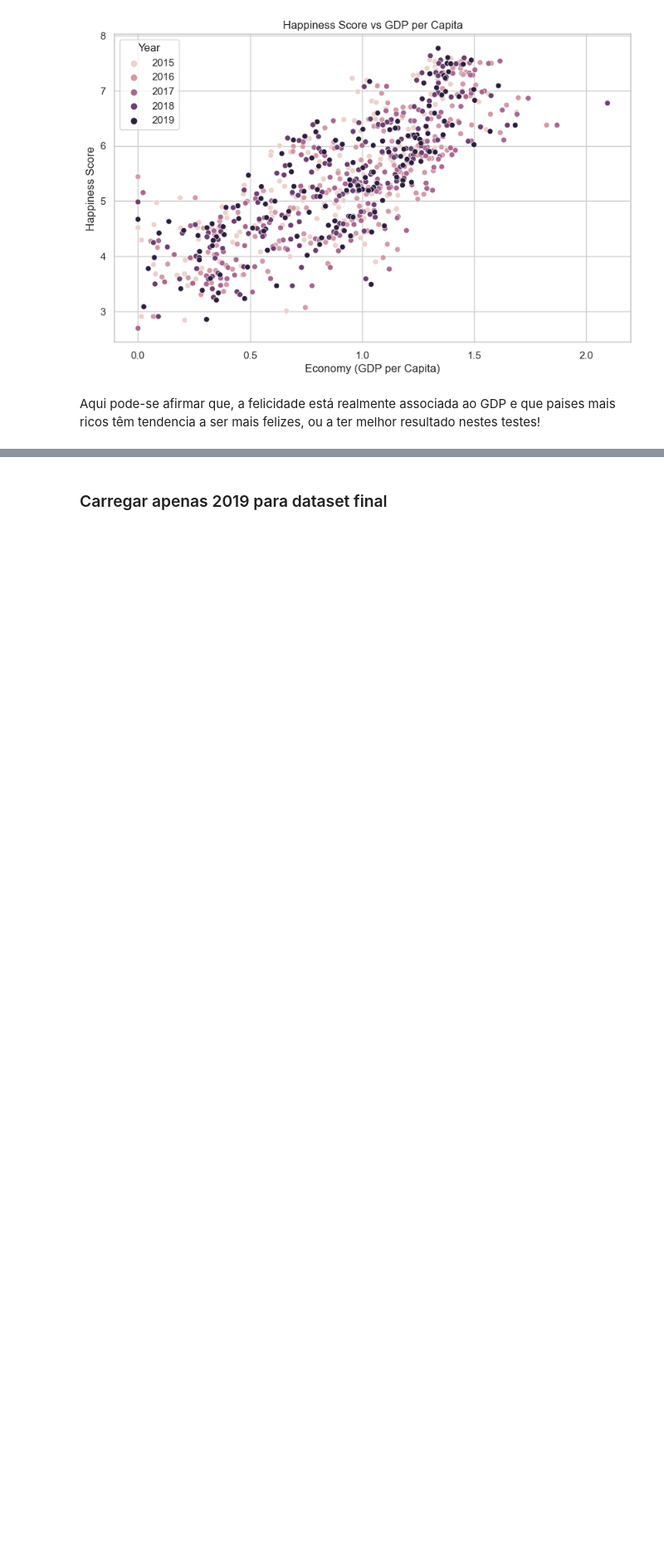
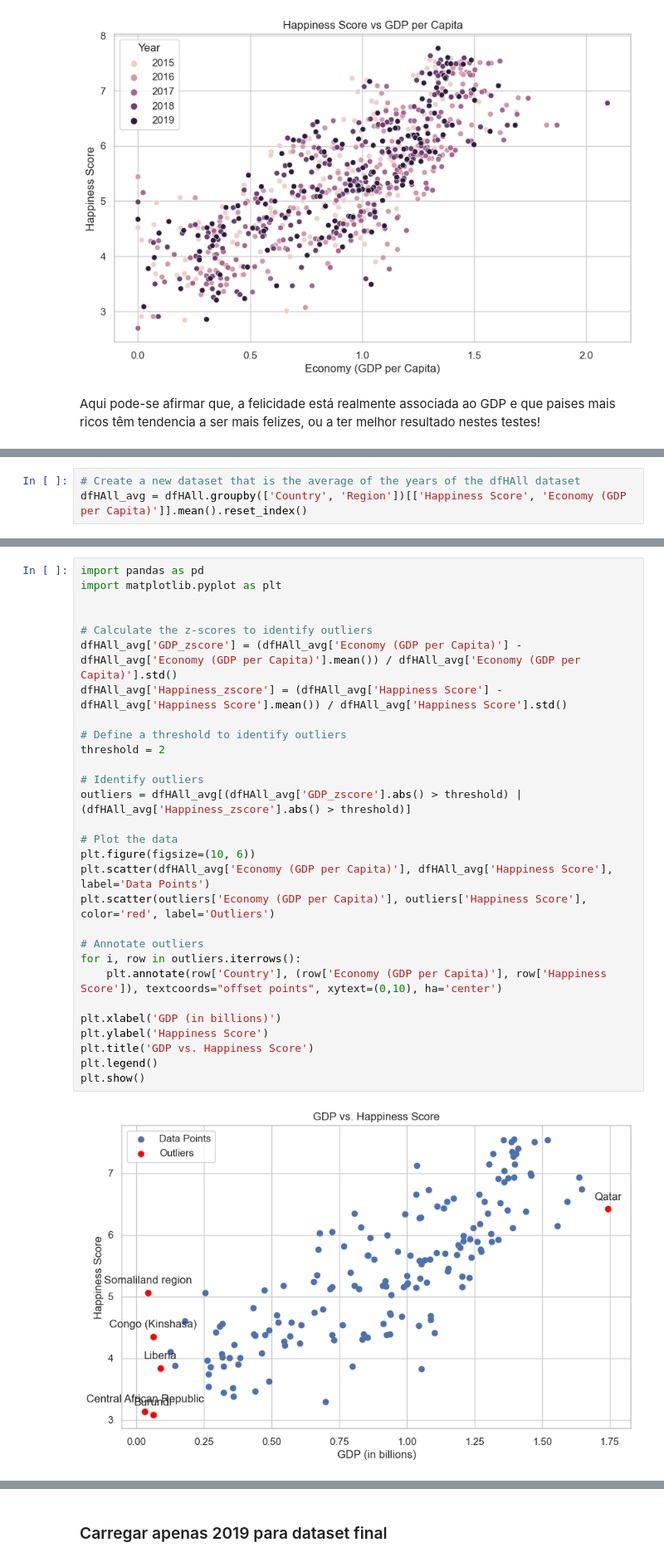
Before and after one commit to nunovivas/TrabalhoFinal, a Jupyter notebook: 04Final.ipynb, the cells around one changed output, grey strips where cells are left out. Shown at 83% size. Saved outputs shown, nothing was run; the diff lists cells and outputs as text; blank space fills up the shorter version.

```diff
--- a/04Final.ipynb
+++ b/04Final.ipynb
@@ -491,0 +494,3 @@ Aqui pode-se afirmar que, a felicidade está realmente associada ao GDP e que pa
+# %%
+# Create a new dataset that is the average of the years of the dfHAll dataset
+dfHAll_avg = dfHAll.groupby(['Country', 'Region'])[['Happiness Score', 'Economy (GDP per Capita)']].mean().reset_index()
@@ -491,0 +499,31 @@ Aqui pode-se afirmar que, a felicidade está realmente associada ao GDP e que pa
+# %%
+import pandas as pd
+import matplotlib.pyplot as plt
+
+
+# Calculate the z-scores to identify outliers
+dfHAll_avg['GDP_zscore'] = (dfHAll_avg['Economy (GDP per Capita)'] - dfHAll_avg['Economy (GDP per Capita)'].mean()) / dfHAll_avg['Economy (GDP per Capita)'].std()
+dfHAll_avg['Happiness_zscore'] = (dfHAll_avg['Happiness Score'] - dfHAll_avg['Happiness Score'].mean()) / dfHAll_avg['Happiness Score'].std()
+
+# Define a threshold to identify outliers
+threshold = 2
+
+# Identify outliers
+outliers = dfHAll_avg[(dfHAll_avg['GDP_zscore'].abs() > threshold) | (dfHAll_avg['Happiness_zscore'].abs() > threshold)]
+
+# Plot the data
+plt.figure(figsize=(10, 6))
+plt.scatter(dfHAll_avg['Economy (GDP per Capita)'], dfHAll_avg['Happiness Score'], label='Data Points')
+plt.scatter(outliers['Economy (GDP per Capita)'], outliers['Happiness Score'], color='red', label='Outliers')
+
+# Annotate outliers
+for i, row in outliers.iterrows():
+    plt.annotate(row['Country'], (row['Economy (GDP per Capita)'], row['Happiness Score']), textcoords="offset points", xytext=(0,10), ha='center')
+
+plt.xlabel('GDP (in billions)')
+plt.ylabel('Happiness Score')
+plt.title('GDP vs. Happiness Score')
+plt.legend()
+plt.show()
+# %% [output]
+[figure, added]
```
Also changed, not shown: parts of 7 cells of this notebook, 3 other files.
